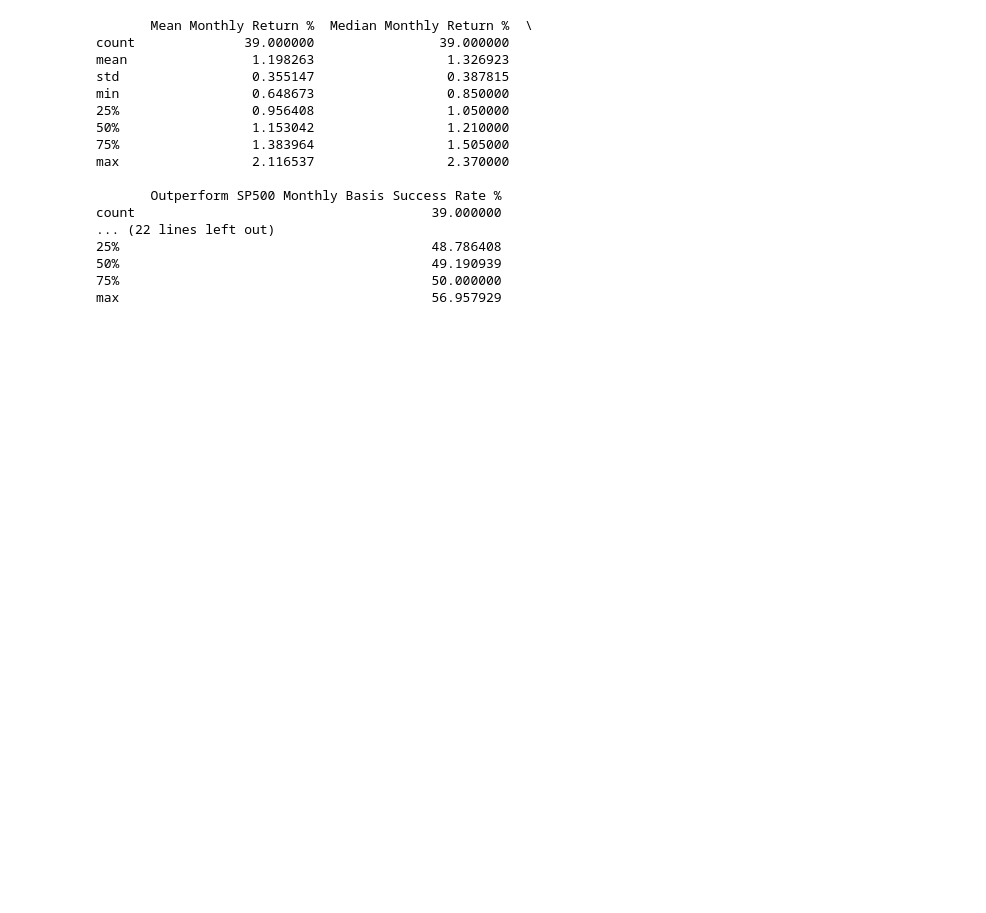
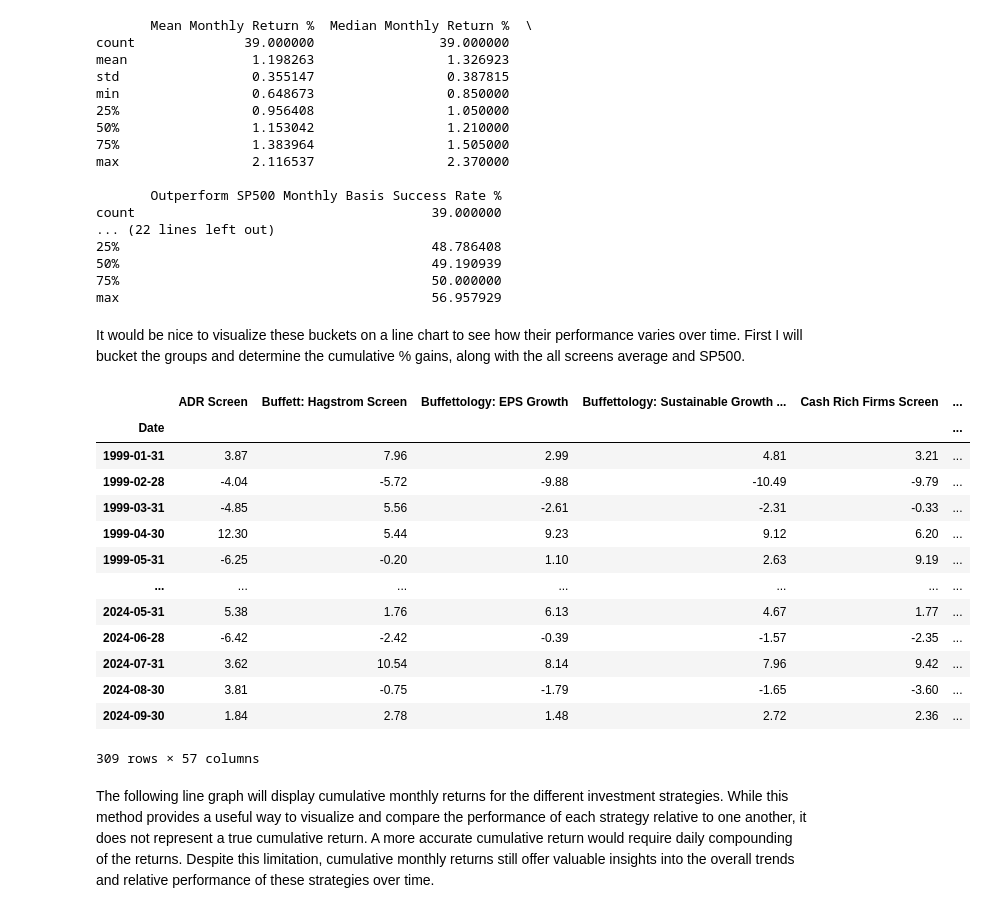
Before and after one commit to Ingy10/Quantitative-Stock-Strategy-Analysis, a Jupyter notebook: Quantitative Strategy Analysis.ipynb, the cells around one changed output. Drawn from its saved outputs; the diff is of its cells as text; code cells hidden in the pictures; blank space fills up the shorter version.

```diff
--- a/Quantitative Strategy Analysis.ipynb
+++ b/Quantitative Strategy Analysis.ipynb
@@ -22,6 +16,6 @@ Previously active investing would incur costs but in the era of $0 trading commi
 # %%
 import pandas as pd;
-df = pd.read_csv('Quantitative_strategies_performance_table_Capstone1.csv');
+df = pd.read_csv('/content/drive/MyDrive/Colab Notebooks/capstone1/Quantitative_strategies_performance_table_Capstone1.csv');
 # %% [markdown]
 I have set the date as the index and printed a cursory look at the data.
 # %%
@@ -143,7 +137,7 @@ Name: Average Performance, Length: 309, dtype: float64
 # %% [markdown]
 As a second benchmark I will bring in data for the SP500.
 # %%
-df_sp500 = pd.read_csv('SP500 monthly performance 1998 - 2024 Capstone1.csv');
+df_sp500 = pd.read_csv('/content/drive/MyDrive/Colab Notebooks/capstone1/SP500 monthly performance 1998 - 2024 Capstone1.csv');
 df_sp500 = df_sp500.rename(columns={'Unnamed: 0': 'Date', 'Unnamed: 1': 'SP500 Performance'});
 print(df_sp500.head());
 # %% [output]
@@ -489,3 +483,43 @@ count                                      39.000000
 50%                                        49.190939
 75%                                        50.000000
 max                                        56.957929
+# %% [markdown]
+It would be nice to visualize these buckets on a line chart to see how their performance varies over time.  First I will bucket the groups and determine the cumulative % gains, along with the all screens average and SP500.
+# %%
+from bokeh.plotting import figure, show
+from bokeh.io import output_notebook
+from bokeh.models import ColumnDataSource, HoverTool, CrosshairTool
+from bokeh.palettes import Category10
+output_notebook()
+
+df_cumulative = (1 + df_combined / 100).cumprod() - 1
+
+initial_value = 10000
+df_portfolio = initial_value * (1 + df_combined / 100).cumprod()
+
+outperforming_portfolio = df_cumulative[outperforming_screens.index].mean(axis=1)
+underperforming_portfolio = df_cumulative[underperforming_screens.index].mean(axis=1)
+SP500_portfolio = df_cumulative['SP500 Performance']
+avg_screen_portfolio = df_cumulative['Average Performance']
+
+df_bucketed_mean = pd.concat([outperforming_portfolio, underperforming_portfolio, SP500_portfolio, avg_screen_portfolio], axis=1)
+df_bucketed_mean.columns = ['Outperforming Screens', 'Underperforming Screens', 'SP500', 'All Screens Mean']
+
+df_combined
+# %% [output]
+|  | ADR Screen | Buffett: Hagstrom Screen | Buffettology: EPS Growth | Buffettology: Sustainable Growth ... | Cash Rich Firms Screen | ... |
+| Date |  |  |  |  |  | ... |
+| 1999-01-31 | 3.87 | 7.96 | 2.99 | 4.81 | 3.21 | ... |
+| 1999-02-28 | -4.04 | -5.72 | -9.88 | -10.49 | -9.79 | ... |
+| 1999-03-31 | -4.85 | 5.56 | -2.61 | -2.31 | -0.33 | ... |
+| 1999-04-30 | 12.30 | 5.44 | 9.23 | 9.12 | 6.20 | ... |
+| 1999-05-31 | -6.25 | -0.20 | 1.10 | 2.63 | 9.19 | ... |
+| ... | ... | ... | ... | ... | ... | ... |
+| 2024-05-31 | 5.38 | 1.76 | 6.13 | 4.67 | 1.77 | ... |
+| 2024-06-28 | -6.42 | -2.42 | -0.39 | -1.57 | -2.35 | ... |
+| 2024-07-31 | 3.62 | 10.54 | 8.14 | 7.96 | 9.42 | ... |
+| 2024-08-30 | 3.81 | -0.75 | -1.79 | -1.65 | -3.60 | ... |
+| 2024-09-30 | 1.84 | 2.78 | 1.48 | 2.72 | 2.36 | ... |
+309 rows × 57 columns
+# %% [markdown]
+The following line graph will display cumulative monthly returns for the different investment strategies. While this method provides a useful way to visualize and compare the performance of each strategy relative to one another, it does not represent a true cumulative return. A more accurate cumulative return would require daily compounding of the returns. Despite this limitation, cumulative monthly returns still offer valuable insights into the overall trends and relative performance of these strategies over time.
```
Also changed, not shown: parts of 16 cells of this notebook.
